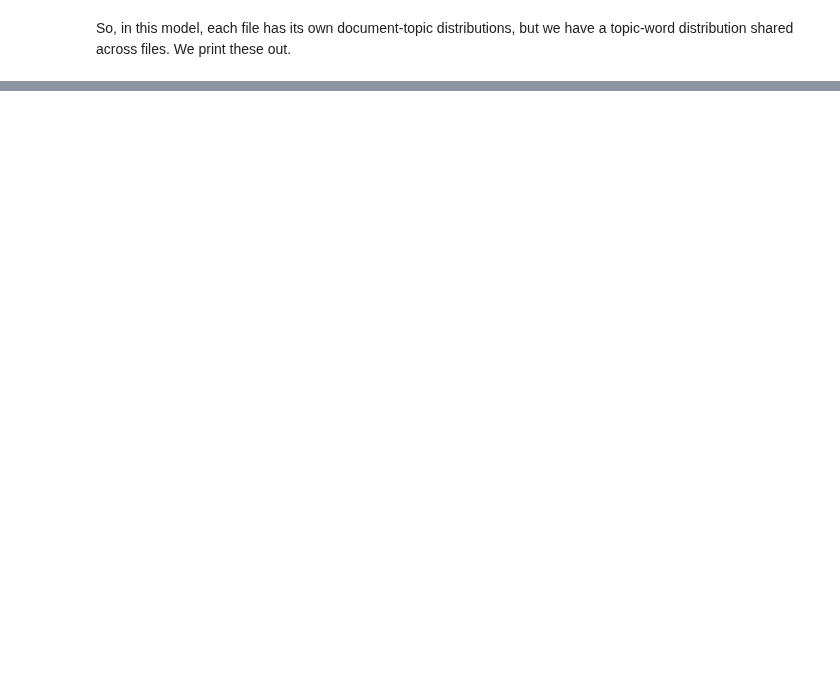
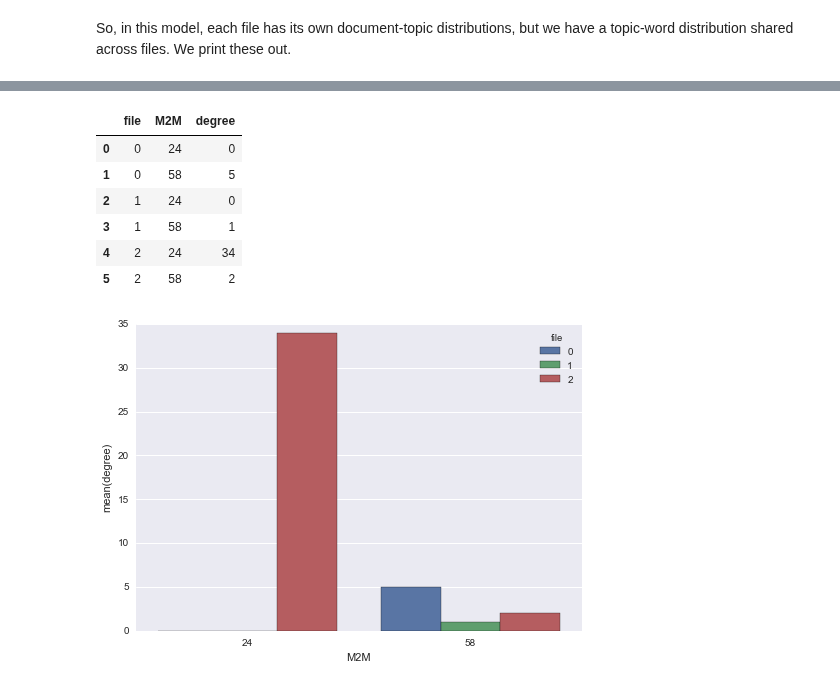
Before and after one commit to sdrogers/metabolomics_tools, a Jupyter notebook: multifile_lda/multifile_LDA_demo.ipynb, the cells around one changed output, grey strips where cells are left out. Cells and saved outputs as stored; diff of their text form; code cells hidden in the pictures; blank space fills up the shorter version.

```diff
--- a/multifile_lda/multifile_LDA_demo.ipynb
+++ b/multifile_lda/multifile_LDA_demo.ipynb
@@ -152,0 +110,11 @@ lda.plot_e_alphas()
+# %%
+lda.plot_motif_degrees(interesting)
+# %% [output]
+|  | file | M2M | degree |
+| 0 | 0 | 24 | 0 |
+| 1 | 0 | 58 | 5 |
+| 2 | 1 | 24 | 0 |
+| 3 | 1 | 58 | 1 |
+| 4 | 2 | 24 | 34 |
+| 5 | 2 | 58 | 2 |
+[figure, added]
```
Also changed, not shown: parts of 15 cells of this notebook, 3 other files.
